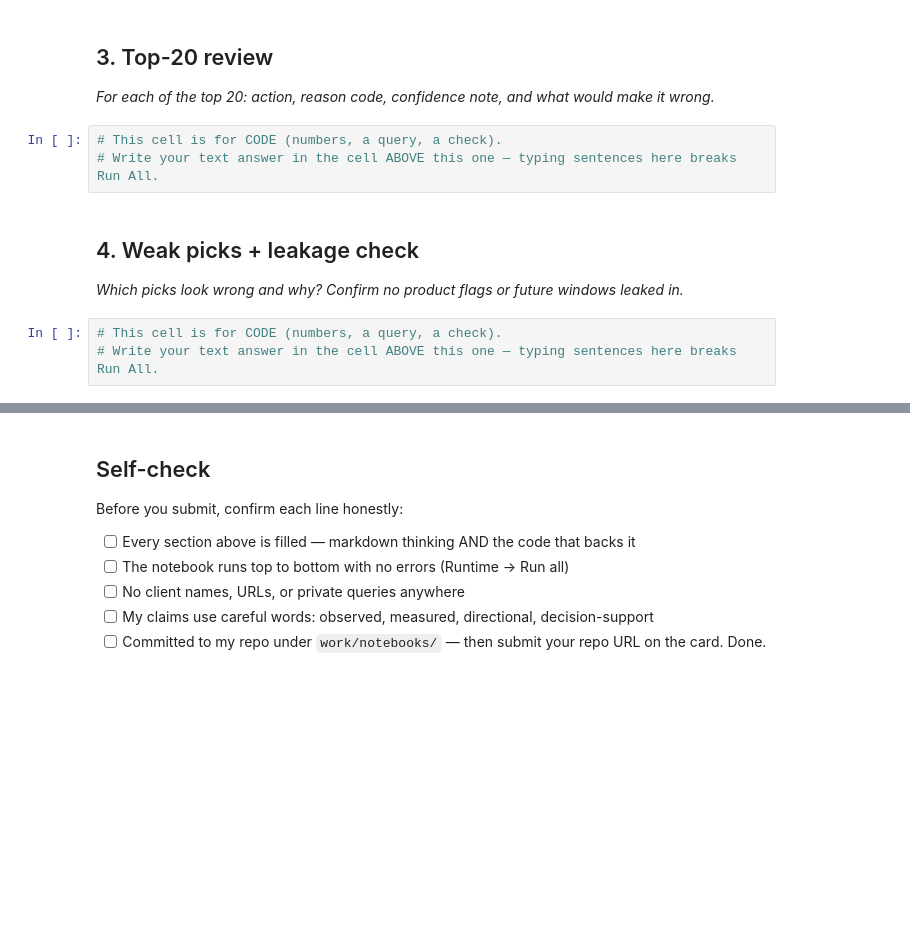
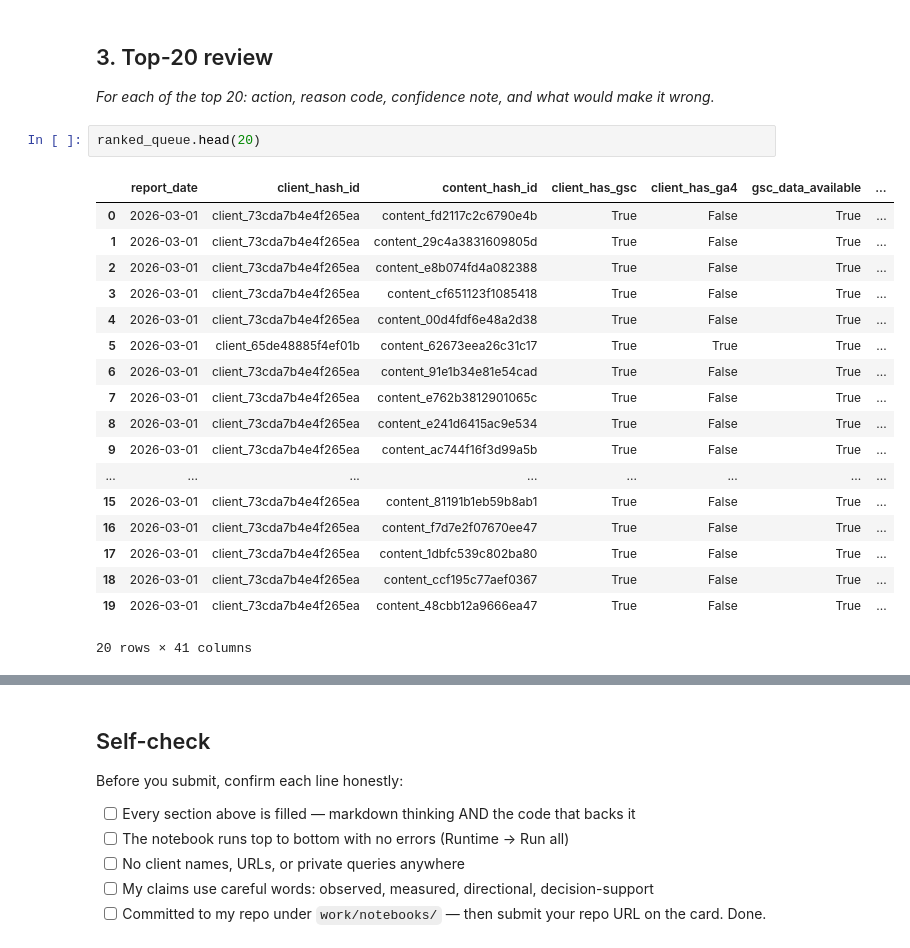
Before and after one commit to basit-02/ML-01_Starter, a Jupyter notebook: work/notebooks/w04_baseline_score.ipynb, the cells around one changed output, grey strips where cells are left out. Drawn from its saved outputs; the diff is of its cells as text; blank space fills up the shorter version.

```diff
--- a/work/notebooks/w04_baseline_score.ipynb
+++ b/work/notebooks/w04_baseline_score.ipynb
@@ -24,13 +217,24 @@ This skeleton is yours to fill. Work the sections **in order** — each one has
 ## 3. Top-20 review
 
 *For each of the top 20: action, reason code, confidence note, and what would make it wrong.*
-# %%
-# This cell is for CODE (numbers, a query, a check).
-# Write your text answer in the cell ABOVE this one — typing sentences here breaks Run All.
-# %% [markdown]
-## 4. Weak picks + leakage check
-
-*Which picks look wrong and why? Confirm no product flags or future windows leaked in.*
-# %%
-# This cell is for CODE (numbers, a query, a check).
-# Write your text answer in the cell ABOVE this one — typing sentences here breaks Run All.
+# %%
+ranked_queue.head(20)
+# %% [output]
+|  | report_date | client_hash_id | content_hash_id | client_has_gsc | client_has_ga4 | gsc_data_available | ... |
+| 0 | 2026-03-01 | client_73cda7b4e4f265ea | content_fd2117c2c6790e4b | True | False | True | ... |
+| 1 | 2026-03-01 | client_73cda7b4e4f265ea | content_29c4a3831609805d | True | False | True | ... |
+| 2 | 2026-03-01 | client_73cda7b4e4f265ea | content_e8b074fd4a082388 | True | False | True | ... |
+| 3 | 2026-03-01 | client_73cda7b4e4f265ea | content_cf651123f1085418 | True | False | True | ... |
+| 4 | 2026-03-01 | client_73cda7b4e4f265ea | content_00d4fdf6e48a2d38 | True | False | True | ... |
+| 5 | 2026-03-01 | client_65de48885f4ef01b | content_62673eea26c31c17 | True | True | True | ... |
+| 6 | 2026-03-01 | client_73cda7b4e4f265ea | content_91e1b34e81e54cad | True | False | True | ... |
+| 7 | 2026-03-01 | client_73cda7b4e4f265ea | content_e762b3812901065c | True | False | True | ... |
+| 8 | 2026-03-01 | client_73cda7b4e4f265ea | content_e241d6415ac9e534 | True | False | True | ... |
+| 9 | 2026-03-01 | client_73cda7b4e4f265ea | content_ac744f16f3d99a5b | True | False | True | ... |
+| ... | ... | ... | ... | ... | ... | ... | ... |
+| 15 | 2026-03-01 | client_73cda7b4e4f265ea | content_81191b1eb59b8ab1 | True | False | True | ... |
+| 16 | 2026-03-01 | client_73cda7b4e4f265ea | content_f7d7e2f07670ee47 | True | False | True | ... |
+| 17 | 2026-03-01 | client_73cda7b4e4f265ea | content_1dbfc539c802ba80 | True | False | True | ... |
+| 18 | 2026-03-01 | client_73cda7b4e4f265ea | content_ccf195c77aef0367 | True | False | True | ... |
+| 19 | 2026-03-01 | client_73cda7b4e4f265ea | content_48cbb12a9666ea47 | True | False | True | ... |
+20 rows × 41 columns
```
Also changed, not shown: parts of 11 cells of this notebook.
